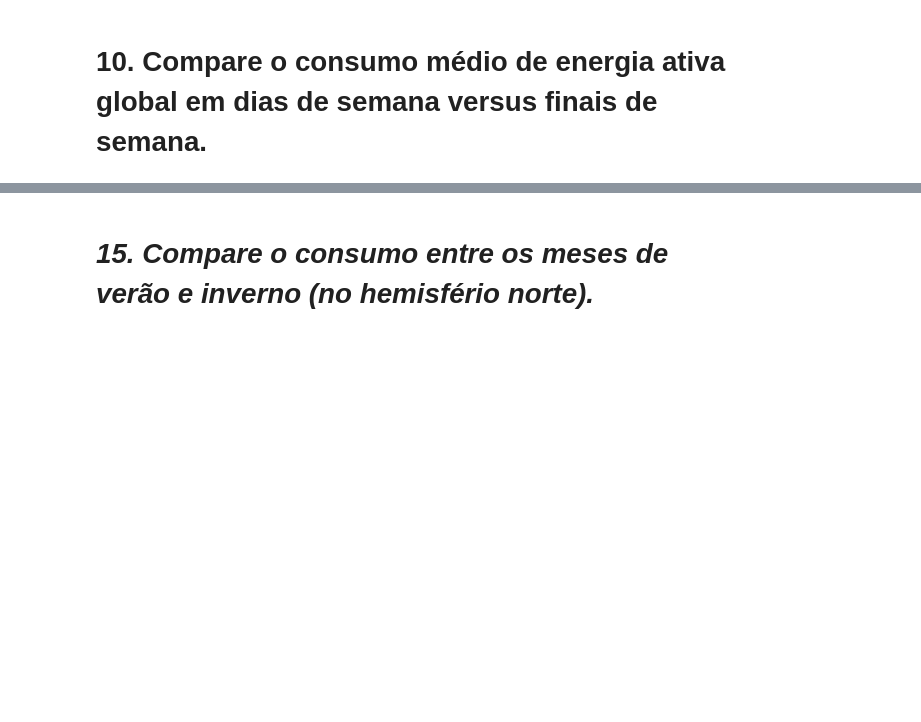
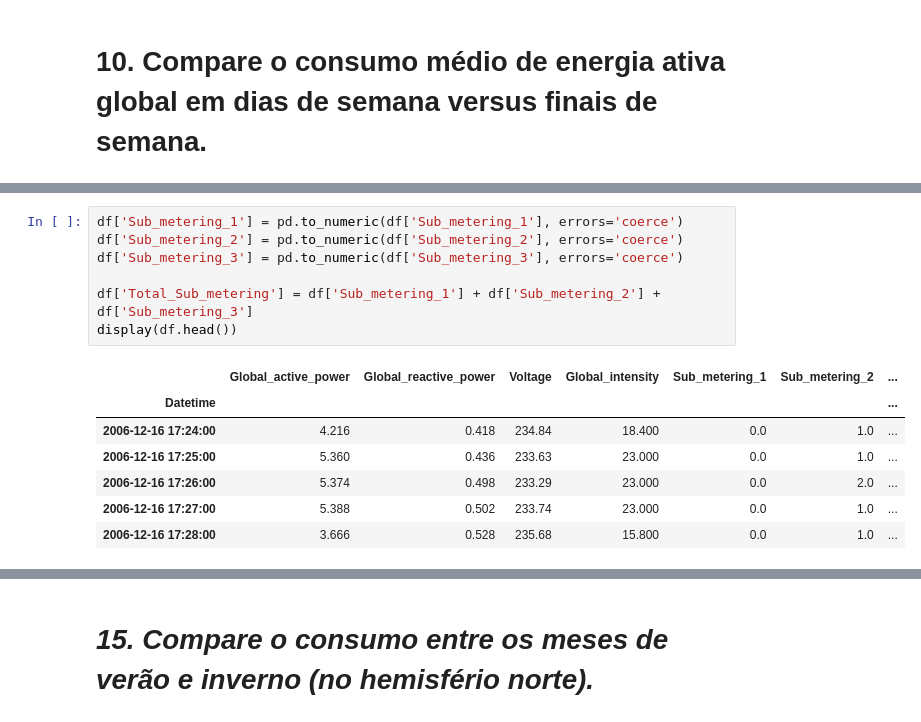
Before and after one commit to PedroH-07/Checkpoint1-SERS, a Jupyter notebook: CP01_SERS.ipynb, the cells around one changed output, grey strips where cells are left out. Cells and saved outputs as stored; diff of their text form; blank space fills up the shorter version.

```diff
--- a/CP01_SERS.ipynb
+++ b/CP01_SERS.ipynb
@@ -93,0 +176,15 @@ display(average_power_by_daytype)
+# %%
+df['Sub_metering_1'] = pd.to_numeric(df['Sub_metering_1'], errors='coerce')
+df['Sub_metering_2'] = pd.to_numeric(df['Sub_metering_2'], errors='coerce')
+df['Sub_metering_3'] = pd.to_numeric(df['Sub_metering_3'], errors='coerce')
+
+df['Total_Sub_metering'] = df['Sub_metering_1'] + df['Sub_metering_2'] + df['Sub_metering_3']
+display(df.head())
+# %% [output]
+|  | Global_active_power | Global_reactive_power | Voltage | Global_intensity | Sub_metering_1 | Sub_metering_2 | ... |
+| Datetime |  |  |  |  |  |  | ... |
+| 2006-12-16 17:24:00 | 4.216 | 0.418 | 234.84 | 18.400 | 0.0 | 1.0 | ... |
+| 2006-12-16 17:25:00 | 5.360 | 0.436 | 233.63 | 23.000 | 0.0 | 1.0 | ... |
+| 2006-12-16 17:26:00 | 5.374 | 0.498 | 233.29 | 23.000 | 0.0 | 2.0 | ... |
+| 2006-12-16 17:27:00 | 5.388 | 0.502 | 233.74 | 23.000 | 0.0 | 1.0 | ... |
+| 2006-12-16 17:28:00 | 3.666 | 0.528 | 235.68 | 15.800 | 0.0 | 1.0 | ... |
```
Also changed, not shown: parts of 67 cells of this notebook.
